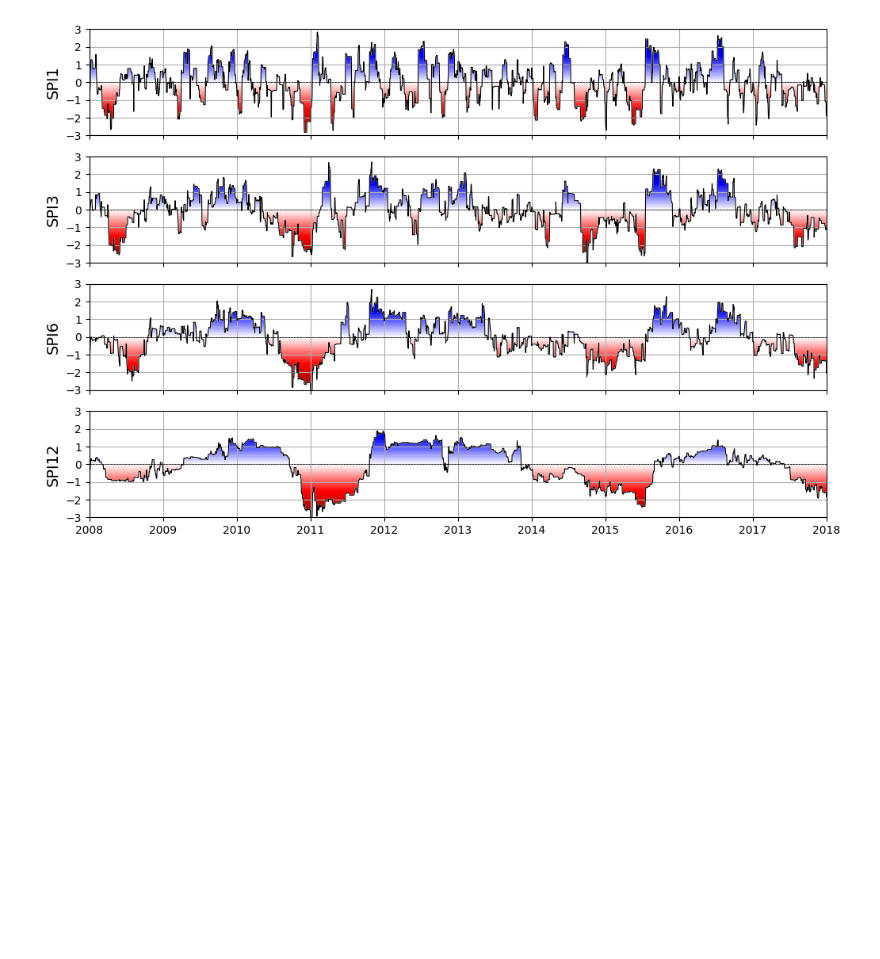
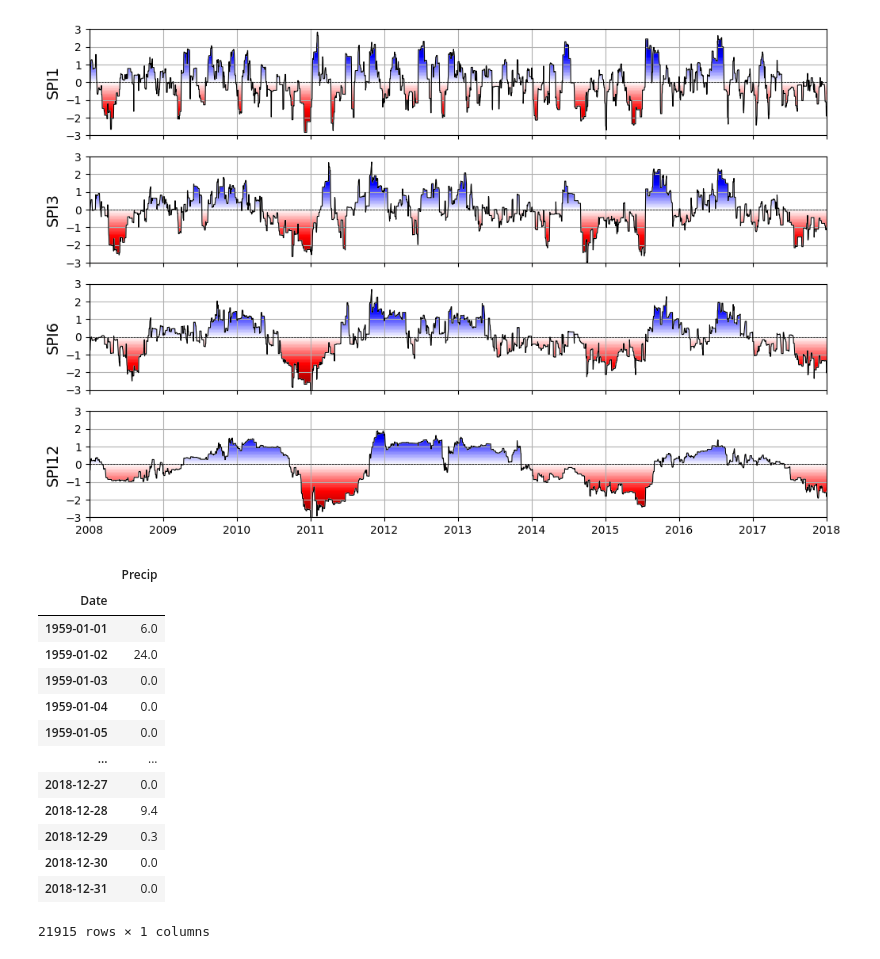
Before and after one commit to shirazipooya/DroughtMonitoringIran, a Jupyter notebook: app/notebook.ipynb, the cells around one changed output. Drawn from its saved outputs; the diff is of its cells as text; code cells hidden in the pictures; blank space fills up the shorter version.

```diff
--- a/app/notebook.ipynb
+++ b/app/notebook.ipynb
@@ -195,3 +218,20 @@ ax[0].set_xlim(pd.to_datetime(["2008", "2018"]))
 [ax[i].set_ylabel(n, fontsize=14) for i, n in enumerate(["SPI1", "SPI3", "SPI6", "SPI12"])];
 # %% [output]
 [figure]
+# %%
+data_daily_st
+# %% [output]
+|  | Precip |
+| Date |  |
+| 1959-01-01 | 6.0 |
+| 1959-01-02 | 24.0 |
+| 1959-01-03 | 0.0 |
+| 1959-01-04 | 0.0 |
+| 1959-01-05 | 0.0 |
+| ... | ... |
+| 2018-12-27 | 0.0 |
+| 2018-12-28 | 9.4 |
+| 2018-12-29 | 0.3 |
+| 2018-12-30 | 0.0 |
+| 2018-12-31 | 0.0 |
+21915 rows × 1 columns
```
Also changed, not shown: parts of 4 cells of this notebook.
